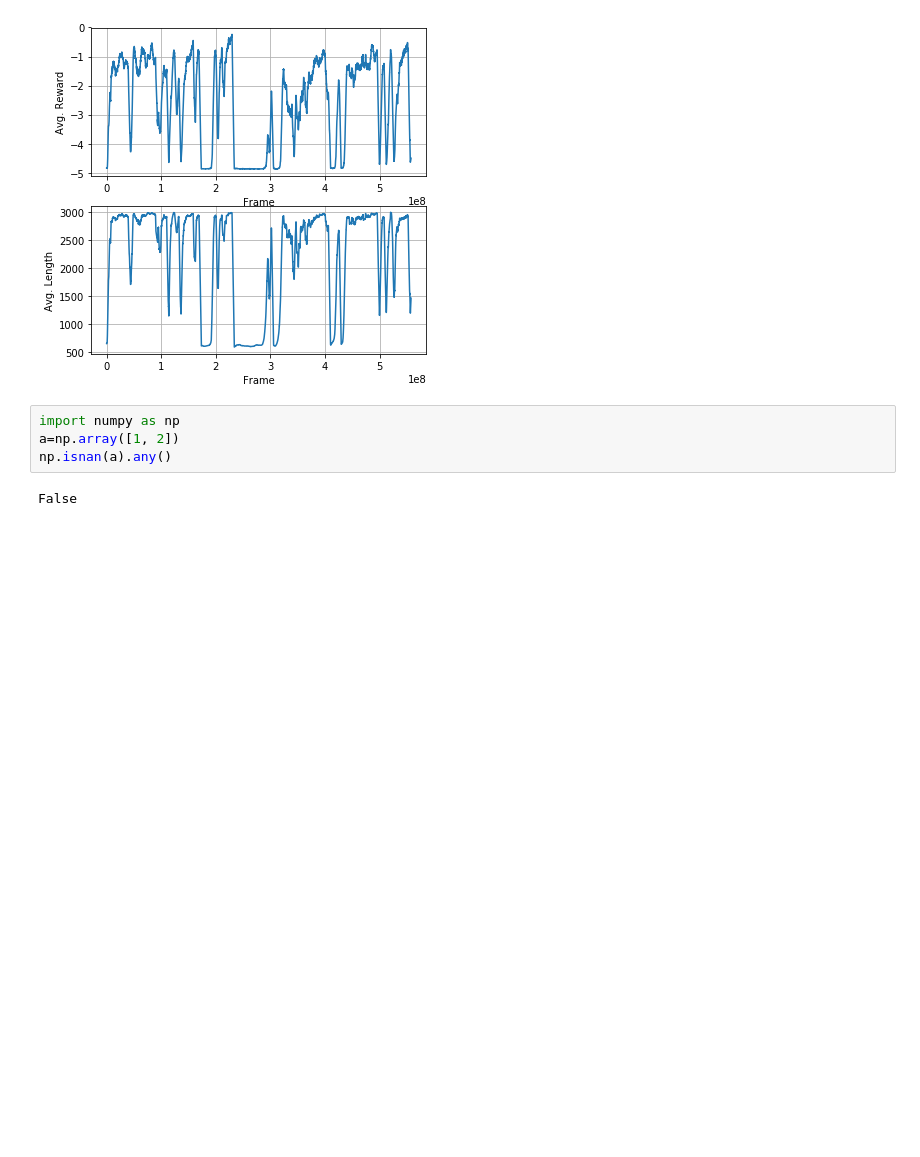
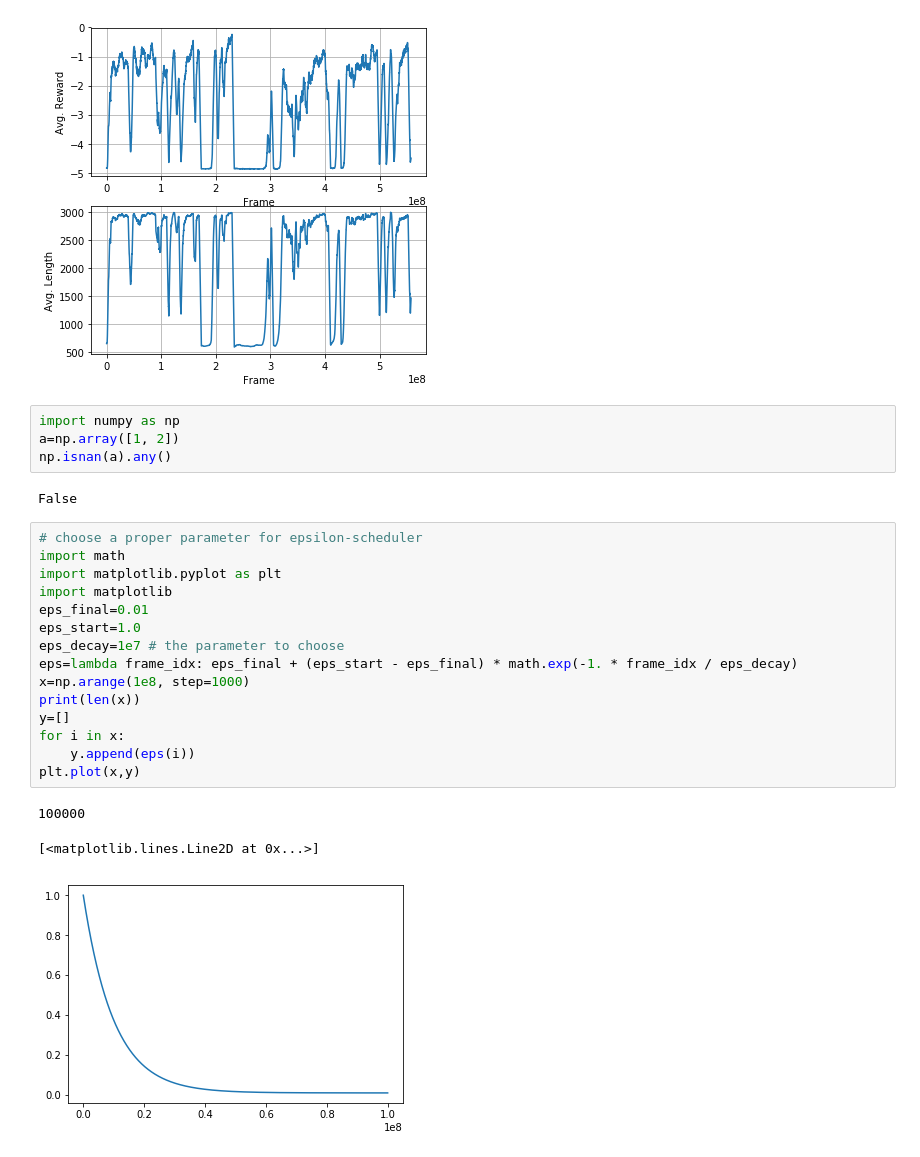
Before and after one commit to quantumiracle/pytorch-nfsp, a Jupyter notebook: log_analysis.ipynb, the cells around one changed output. Saved outputs shown, nothing was run; the diff lists cells and outputs as text; blank space fills up the shorter version.

```diff
--- a/log_analysis.ipynb
+++ b/log_analysis.ipynb
@@ -190,3 +190,22 @@ a=np.array([1, 2])
 np.isnan(a).any()
 # %% [output]
 False
+# %%
+# choose a proper parameter for epsilon-scheduler
+import math
+import matplotlib.pyplot as plt
+import matplotlib
+eps_final=0.01
+eps_start=1.0
+eps_decay=1e7 # the parameter to choose
+eps=lambda frame_idx: eps_final + (eps_start - eps_final) * math.exp(-1. * frame_idx / eps_decay)
+x=np.arange(1e8, step=1000)
+print(len(x))
+y=[]
+for i in x:
+    y.append(eps(i))
+plt.plot(x,y)
+# %% [output]
+100000
+[<matplotlib.lines.Line2D at 0x...>]
+[figure, added]
```
Also changed, not shown: parts of 1 cell of this notebook.
